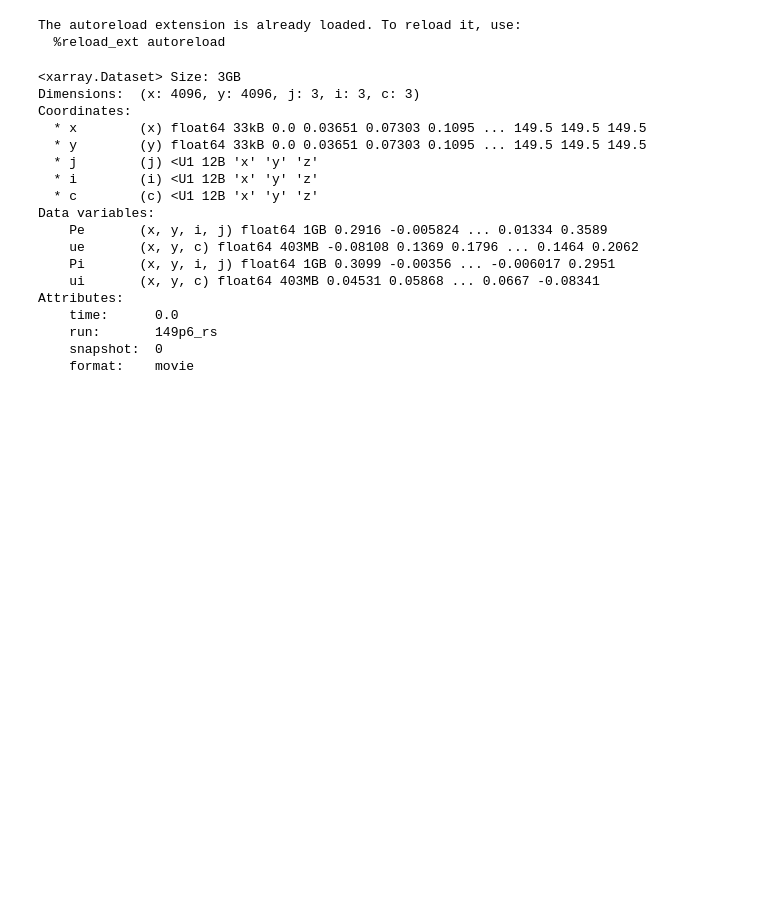
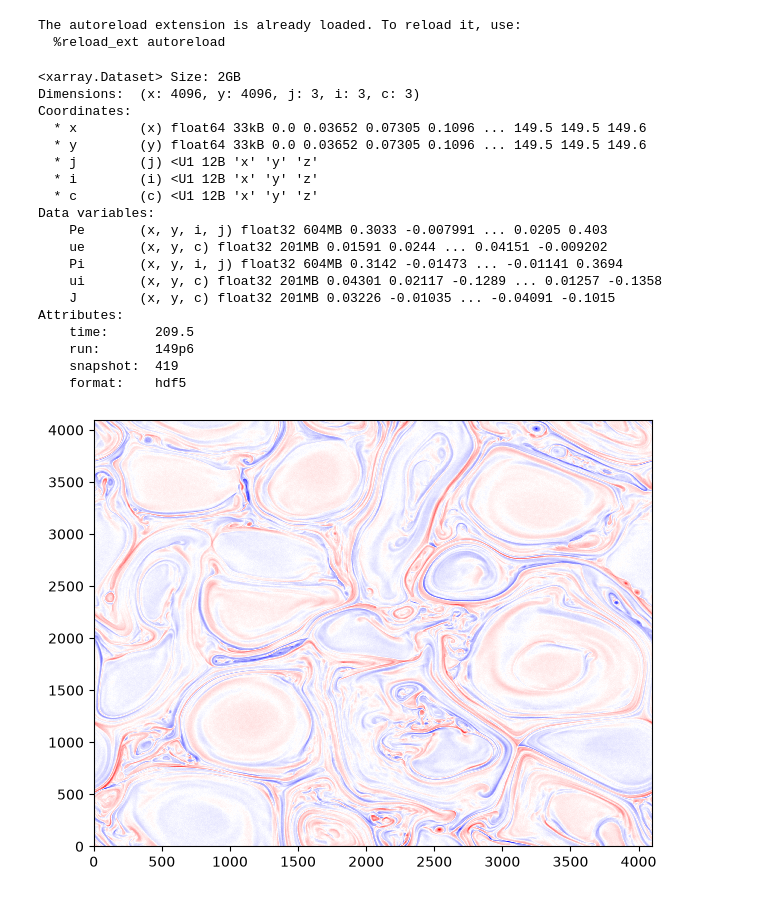
Before and after one commit to jgoodwill1/turbos, a Jupyter notebook: projects/scale_filter/nbs/PS.ipynb, the cells around one changed output. Saved outputs shown, nothing was run; the diff lists cells and outputs as text; code cells hidden in the pictures; blank space fills up the shorter version.

```diff
--- a/projects/scale_filter/nbs/PS.ipynb
+++ b/projects/scale_filter/nbs/PS.ipynb
@@ -8,29 +8,42 @@ The autoreload extension is already loaded. To reload it, use:
 from turbos.sim.p3d.p3d_2 import P3D
 import matplotlib.pyplot as plt
 # %%
+
 run = P3D(
-    "/archive/tulasi/149p6_rs",
+    "/archive/tulasi/MEGARUNS_DATA_SUBSET/149p6",
     filenum="000",
 )
-
-ds = run.load_xarray(0, variables=['Pe', 'ue', 'Pi', 'ui'])
+#419
+ds = run.load_xarray(419, variables=['Pe', 'ue', 'Pi', 'ui', 'J'])
 print(ds)
 # %% [output]
-<xarray.Dataset> Size: 3GB
+<xarray.Dataset> Size: 2GB
 Dimensions:  (x: 4096, y: 4096, j: 3, i: 3, c: 3)
 Coordinates:
-  * x        (x) float64 33kB 0.0 0.03651 0.07303 0.1095 ... 149.5 149.5 149.5
-  * y        (y) float64 33kB 0.0 0.03651 0.07303 0.1095 ... 149.5 149.5 149.5
+  * x        (x) float64 33kB 0.0 0.03652 0.07305 0.1096 ... 149.5 149.5 149.6
+  * y        (y) float64 33kB 0.0 0.03652 0.07305 0.1096 ... 149.5 149.5 149.6
   * j        (j) <U1 12B 'x' 'y' 'z'
   * i        (i) <U1 12B 'x' 'y' 'z'
   * c        (c) <U1 12B 'x' 'y' 'z'
 Data variables:
-    Pe       (x, y, i, j) float64 1GB 0.2916 -0.005824 ... 0.01334 0.3589
-    ue       (x, y, c) float64 403MB -0.08108 0.1369 0.1796 ... 0.1464 0.2062
-    Pi       (x, y, i, j) float64 1GB 0.3099 -0.00356 ... -0.006017 0.2951
-    ui       (x, y, c) float64 403MB 0.04531 0.05868 ... 0.0667 -0.08341
+    Pe       (x, y, i, j) float32 604MB 0.3033 -0.007991 ... 0.0205 0.403
+    ue       (x, y, c) float32 201MB 0.01591 0.0244 ... 0.04151 -0.009202
+    Pi       (x, y, i, j) float32 604MB 0.3142 -0.01473 ... -0.01141 0.3694
+    ui       (x, y, c) float32 201MB 0.04301 0.02117 -0.1289 ... 0.01257 -0.1358
+    J        (x, y, c) float32 201MB 0.03226 -0.01035 ... -0.04091 -0.1015
 Attributes:
-    time:      0.0
-    run:       149p6_rs
-    snapshot:  0
-    format:    movie
+    time:      209.5
+    run:       149p6
+    snapshot:  419
+    format:    hdf5
+# %%
+f, ax = plt.subplots(1,1, sharey= True)
+vm = 1.5
+
+jz = ds['J'].sel(c = 'z').transpose()
+c0 = ax.pcolormesh(jz, cmap= 'bwr', vmin = -vm, vmax = vm)
+
+plt.tight_layout()
+plt.show()
+# %% [output]
+[figure, added]
```
Also changed, not shown: parts of 4 cells of this notebook, 11 other files.
